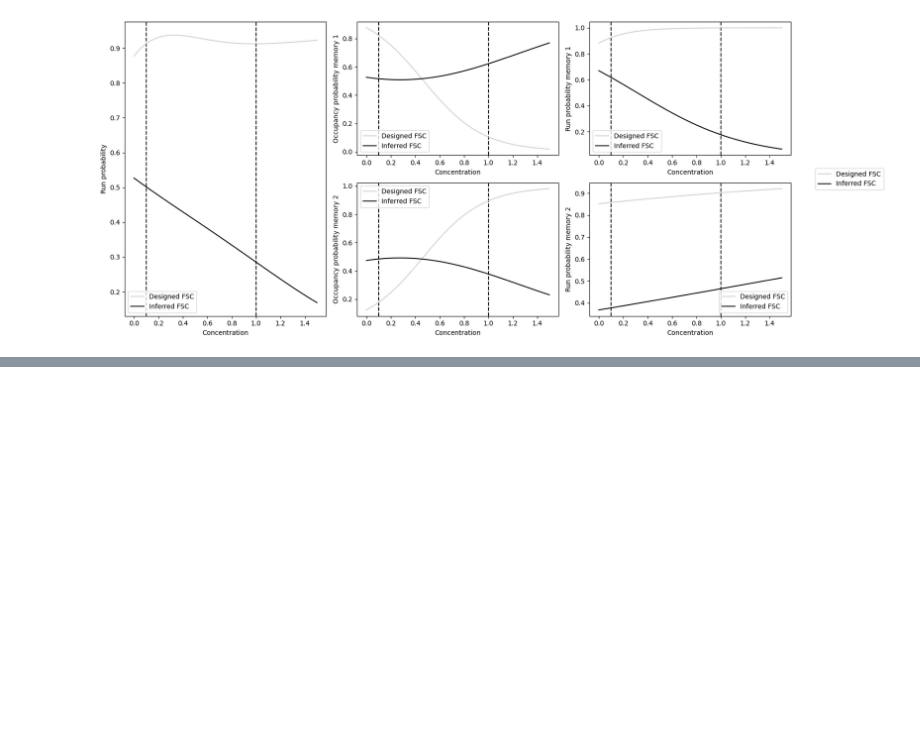
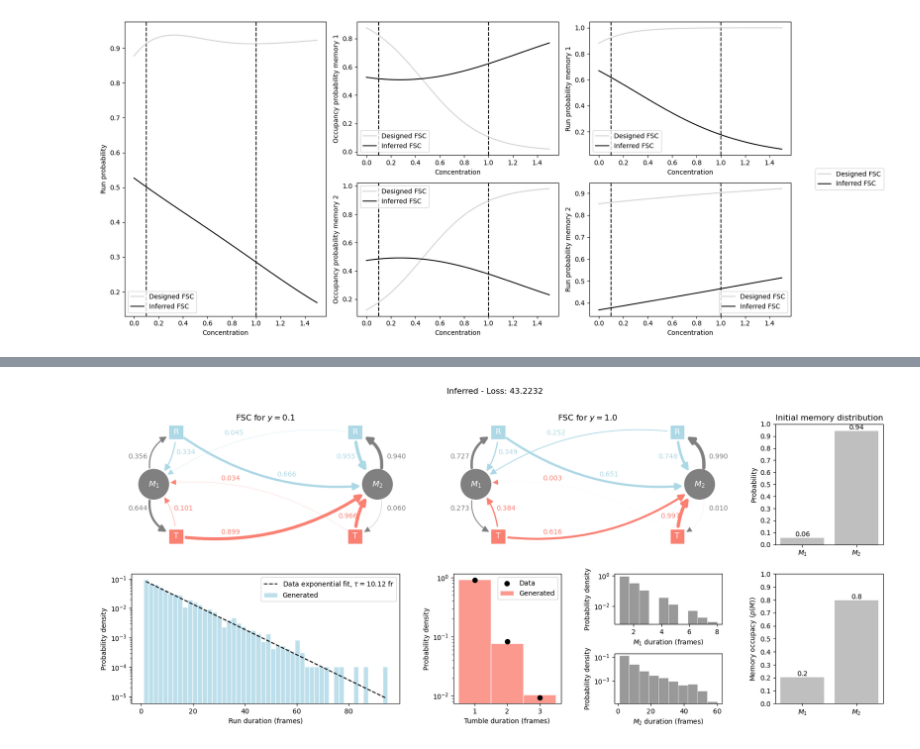
Before and after one commit to giorgionicoletti/InferenceFSCs, a Jupyter notebook: notebooks/new_parametrization_test.ipynb, the cells around one changed output, grey strips where cells are left out. Cells and saved outputs as stored; diff of their text form; code cells hidden in the pictures; blank space fills up the shorter version.

```diff
--- a/notebooks/new_parametrization_test.ipynb
+++ b/notebooks/new_parametrization_test.ipynb
@@ -376,0 +447,7 @@ plt.show()
+# %%
+%%time
+tloss, vloss = FSC_inferred.fit(generated_tr,
+                                NEpochs = 20,
+                                NBatch = 25, lr = (0.01, 0.05, 0.05),
+                                scheduler = "cyclic",
+                                gamma = 0.99, train_split = 0.9)
@@ -376,0 +472,5 @@ plt.show()
+# %%
+FSC_inferred.set_mode("generation")
+res = FSC_inferred.plot_dashboard_M2A2(feature_array, generated_tr, title = f"Inferred", return_results = True)
+# %% [output]
+[figure, added]
```
Also changed, not shown: parts of 22 cells of this notebook.
